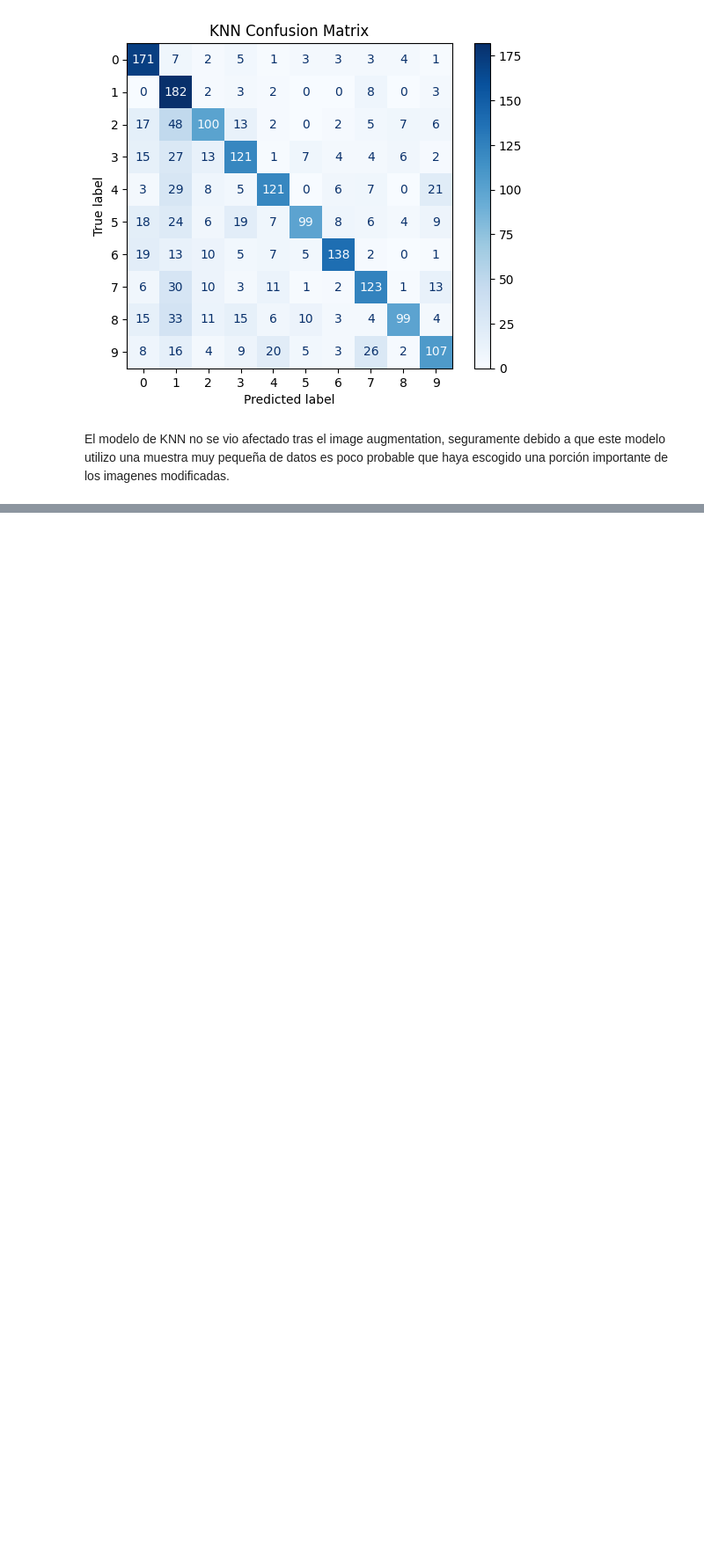
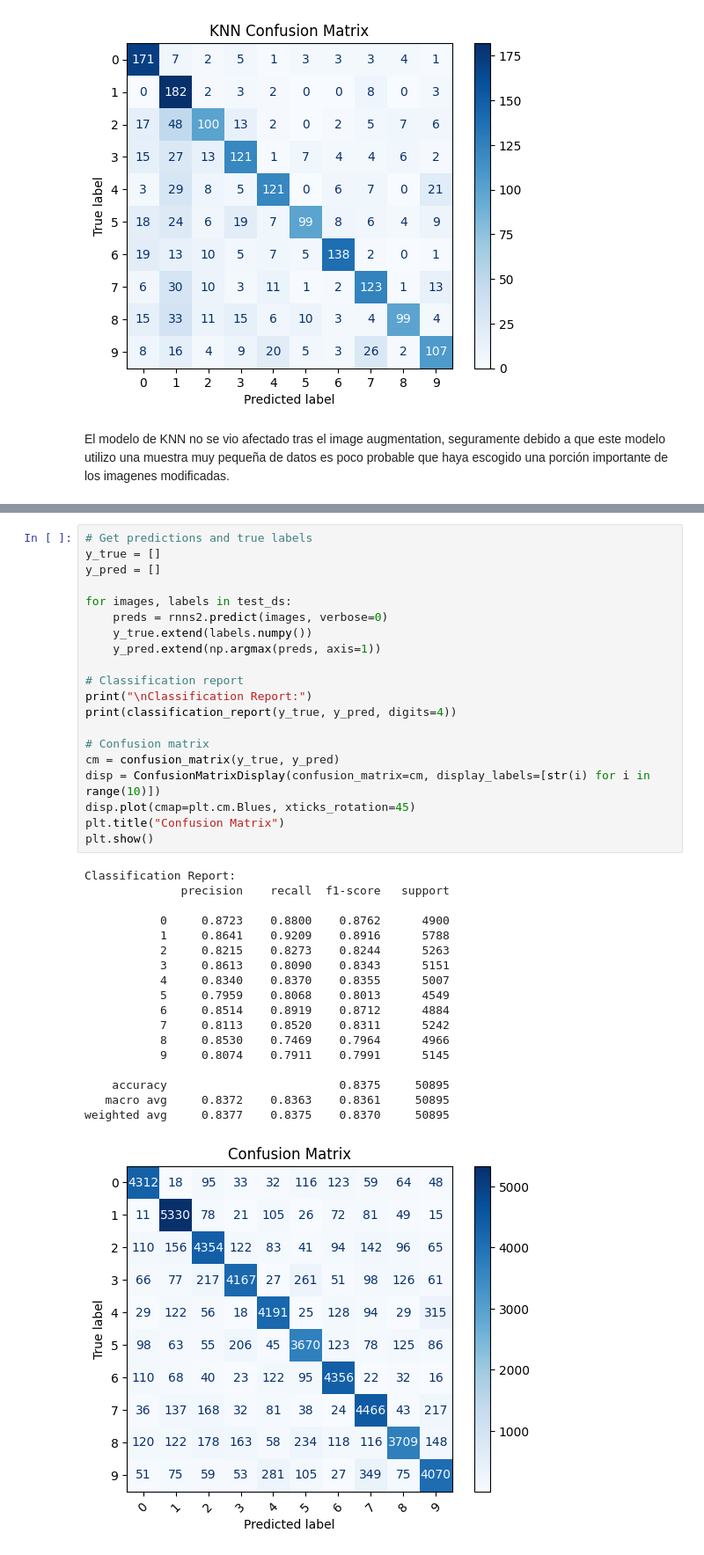
Before and after one commit to DanielRasho/DS-lab3, a Jupyter notebook: Laboratorio3.ipynb, the cells around one changed output, grey strips where cells are left out. Shown at 88% size. Drawn from its saved outputs; the diff is of its cells as text; blank space fills up the shorter version.

```diff
--- a/Laboratorio3.ipynb
+++ b/Laboratorio3.ipynb
@@ -1223,0 +1625,39 @@ El modelo de KNN no se vio afectado tras el image augmentation, seguramente debi
+# %%
+# Get predictions and true labels
+y_true = []
+y_pred = []
+
+for images, labels in test_ds:
+    preds = rnns2.predict(images, verbose=0)
+    y_true.extend(labels.numpy())
+    y_pred.extend(np.argmax(preds, axis=1))
+
+# Classification report
+print("\nClassification Report:")
+print(classification_report(y_true, y_pred, digits=4))
+
+# Confusion matrix
+cm = confusion_matrix(y_true, y_pred)
+disp = ConfusionMatrixDisplay(confusion_matrix=cm, display_labels=[str(i) for i in range(10)])
+disp.plot(cmap=plt.cm.Blues, xticks_rotation=45)
+plt.title("Confusion Matrix")
+plt.show()
+# %% [output]
+Classification Report:
+              precision    recall  f1-score   support
+
+           0     0.8723    0.8800    0.8762      4900
+           1     0.8641    0.9209    0.8916      5788
+           2     0.8215    0.8273    0.8244      5263
+           3     0.8613    0.8090    0.8343      5151
+           4     0.8340    0.8370    0.8355      5007
+           5     0.7959    0.8068    0.8013      4549
+           6     0.8514    0.8919    0.8712      4884
+           7     0.8113    0.8520    0.8311      5242
+           8     0.8530    0.7469    0.7964      4966
+           9     0.8074    0.7911    0.7991      5145
+
+    accuracy                         0.8375     50895
+   macro avg     0.8372    0.8363    0.8361     50895
+weighted avg     0.8377    0.8375    0.8370     50895
+[figure, added]
```
Also changed, not shown: parts of 23 cells of this notebook, 3 other files.
